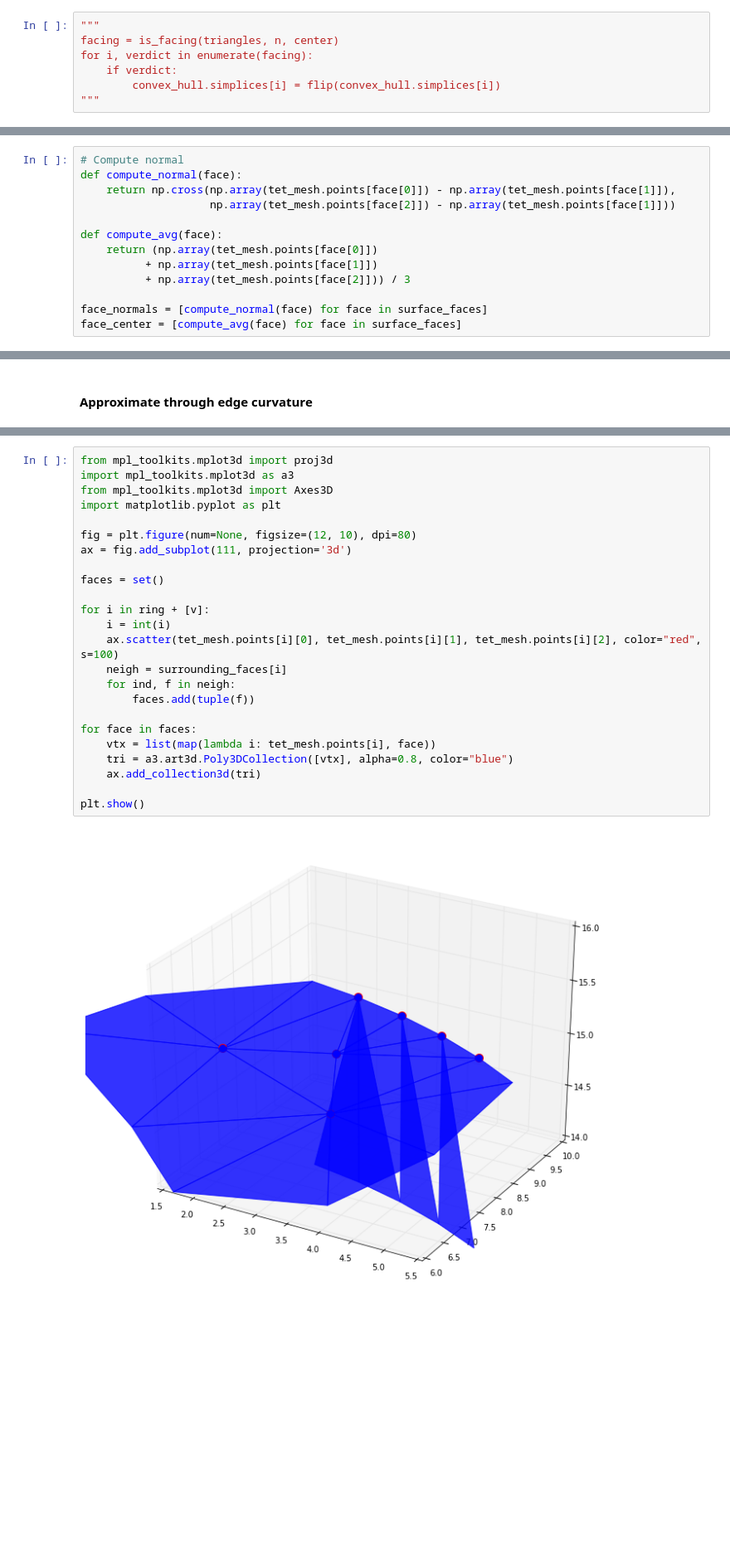
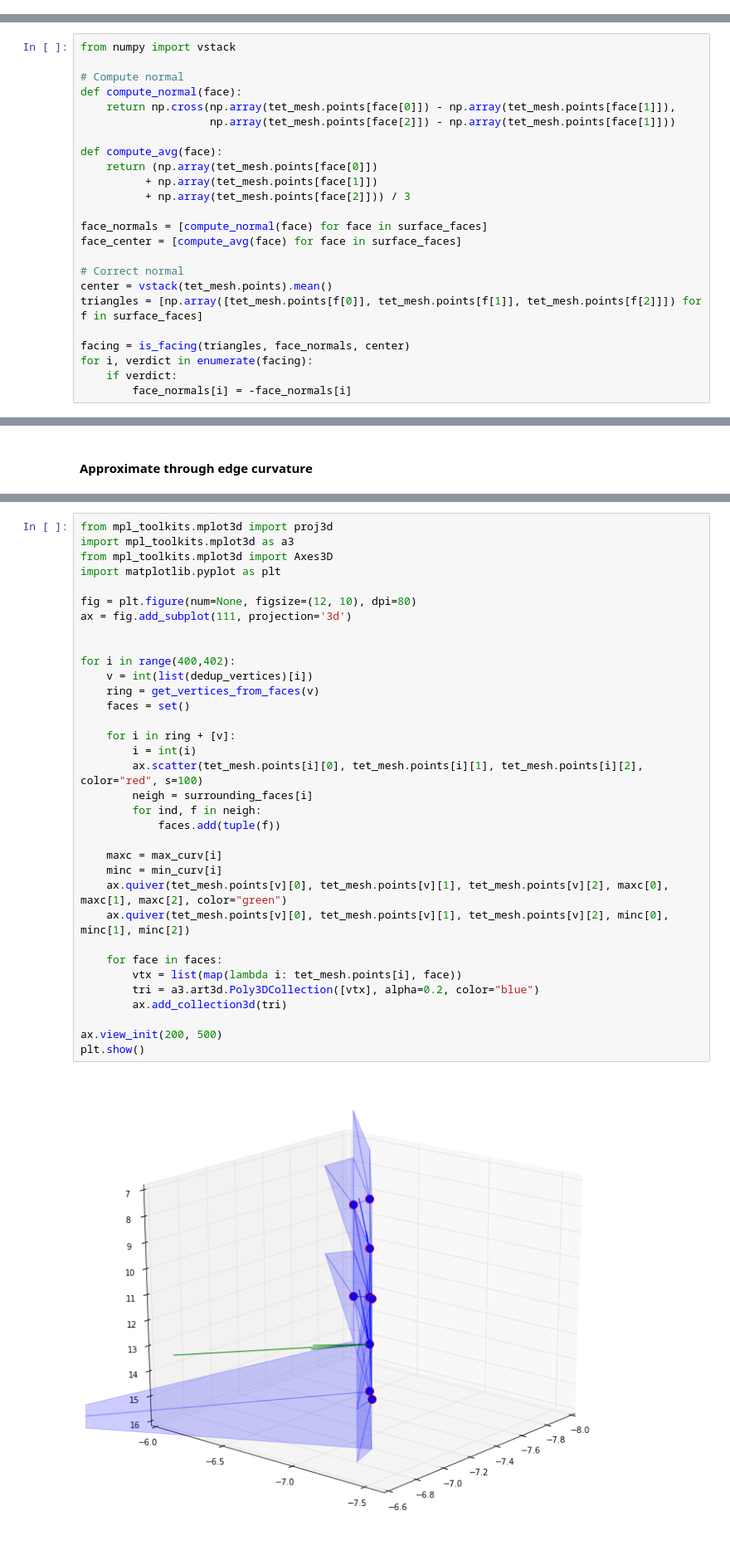
Before and after one commit to dnkrtz/hexmachina, a Jupyter notebook: notebooks/AllHex_Dery.ipynb, the cells around one changed output, grey strips where cells are left out. Shown at 83% size. Drawn from its saved outputs; the diff is of its cells as text; blank space fills up the shorter version.

```diff
--- a/notebooks/AllHex_Dery.ipynb
+++ b/notebooks/AllHex_Dery.ipynb
@@ -54,10 +54,3 @@ def is_facing(triangles, normals, reference):
     returns:   boolean, (n,1)
     '''
     return [not (np.dot(normals[i], reference - t[0])) < 0.0 for i, t in enumerate(triangles)]
-# %%
-"""
-facing = is_facing(triangles, n, center)
-for i, verdict in enumerate(facing):
-    if verdict:
-        convex_hull.simplices[i] = flip(convex_hull.simplices[i])
-"""
@@ -78,6 +97,8 @@ for i, tet in enumerate(tet_mesh.elements):
 # %% [markdown]
 ### Compute the normal of each surface triangle
 # %%
+from numpy import vstack
+
 # Compute normal
 def compute_normal(face):
     return np.cross(np.array(tet_mesh.points[face[0]]) - np.array(tet_mesh.points[face[1]]),
@@ -90,6 +111,15 @@ def compute_avg(face):
 
 face_normals = [compute_normal(face) for face in surface_faces]
 face_center = [compute_avg(face) for face in surface_faces]
+
+# Correct normal
+center = vstack(tet_mesh.points).mean()
+triangles = [np.array([tet_mesh.points[f[0]], tet_mesh.points[f[1]], tet_mesh.points[f[2]]]) for f in surface_faces]
+
+facing = is_facing(triangles, face_normals, center)
+for i, verdict in enumerate(facing):
+    if verdict:
+        face_normals[i] = -face_normals[i]
 # %% [markdown]
 #### Visualize normals
 # %%
@@ -311,29 +340,39 @@ for i, v in enumerate(dedup_vertices):
 # %%
 from mpl_toolkits.mplot3d import proj3d
 import mpl_toolkits.mplot3d as a3
 from mpl_toolkits.mplot3d import Axes3D
 import matplotlib.pyplot as plt
 
 fig = plt.figure(num=None, figsize=(12, 10), dpi=80)
 ax = fig.add_subplot(111, projection='3d')
 
-faces = set()
 
-for i in ring + [v]:
-    i = int(i)
-    ax.scatter(tet_mesh.points[i][0], tet_mesh.points[i][1], tet_mesh.points[i][2], color="red", s=100)
-    neigh = surrounding_faces[i]
-    for ind, f in neigh:
-        faces.add(tuple(f))
+for i in range(400,402):
+    v = int(list(dedup_vertices)[i])
+    ring = get_vertices_from_faces(v)
+    faces = set()
 
-for face in faces:
-    vtx = list(map(lambda i: tet_mesh.points[i], face))
-    tri = a3.art3d.Poly3DCollection([vtx], alpha=0.8, color="blue")
-    ax.add_collection3d(tri)
+    for i in ring + [v]:
+        i = int(i)
+        ax.scatter(tet_mesh.points[i][0], tet_mesh.points[i][1], tet_mesh.points[i][2], color="red", s=100)
+        neigh = surrounding_faces[i]
+        for ind, f in neigh:
+            faces.add(tuple(f))
 
+    maxc = max_curv[i]
+    minc = min_curv[i]
+    ax.quiver(tet_mesh.points[v][0], tet_mesh.points[v][1], tet_mesh.points[v][2], maxc[0], maxc[1], maxc[2], color="green")
+    ax.quiver(tet_mesh.points[v][0], tet_mesh.points[v][1], tet_mesh.points[v][2], minc[0], minc[1], minc[2])
+
+    for face in faces:
+        vtx = list(map(lambda i: tet_mesh.points[i], face))
+        tri = a3.art3d.Poly3DCollection([vtx], alpha=0.2, color="blue")
+        ax.add_collection3d(tri)
+
+ax.view_init(200, 500)
 plt.show()
 # %% [output]
-[figure, old version]
+[figure, new version]
 # %%
 from mpl_toolkits.mplot3d import proj3d
 import mpl_toolkits.mplot3d as a3
```
Also changed, not shown: parts of 20 cells of this notebook, 7 other files.
